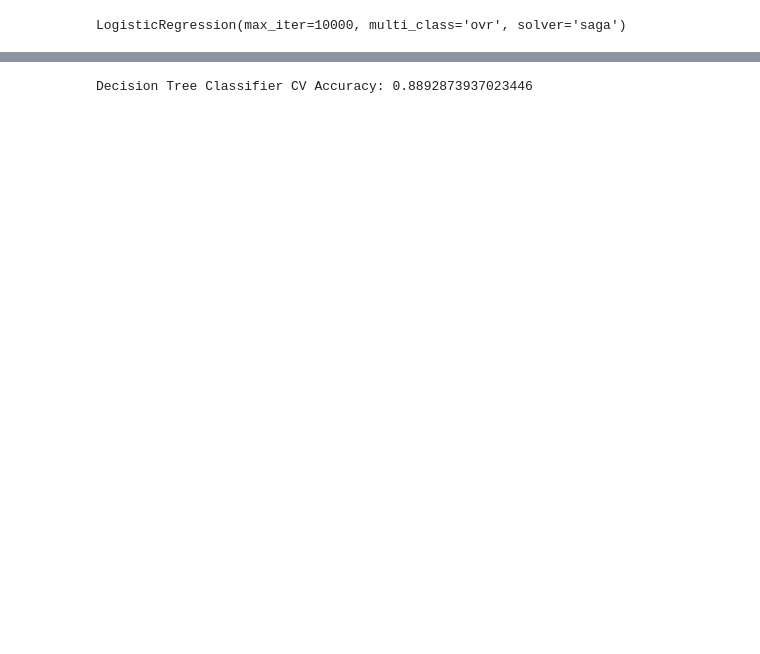
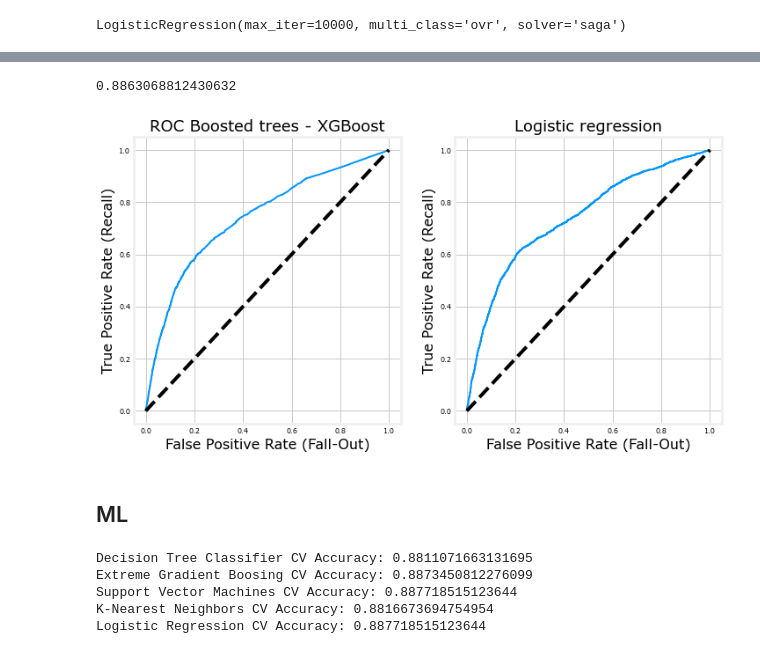
Before and after one commit to vburlay/UCI-Bank-Marketing, a Jupyter notebook: Jupyter Notebook.ipynb, the cells around one changed output, grey strips where cells are left out. Saved outputs shown, nothing was run; the diff lists cells and outputs as text; code cells hidden in the pictures; blank space fills up the shorter version.

```diff
--- a/Jupyter Notebook.ipynb
+++ b/Jupyter Notebook.ipynb
@@ -130,10 +130,10 @@ X_train, X_test, y_train, y_test = train_test_split(X_data, y_data,
 # PCA
 #Train data
 from sklearn.decomposition import PCA
-pca = PCA(n_components = 0.95)
+pca = PCA(n_components = 3)
 X_train_reduced = pca.fit_transform(X_train)
 # Test Data
-pca = PCA(n_components = 0.95)
+pca = PCA(n_components = 3)
 X_test_reduced = pca.fit_transform(X_test)
 X_train_reduced.shape,X_test_reduced.shape
 # %% [output]
@@ -236,5 +166,5 @@ probs = probs[:,1]
 # %%
-y_probas_log_reg = cross_val_predict(log_reg,X_train_reduced, y_train,cv=3, method="predict_proba" )
+y_probas_log_reg = cross_val_predict(log_reg,X_test_reduced, y_test,cv=3, method="predict_proba" )
 probs_lr = y_probas_log_reg[:,1]
 # %%
-fpr, tpr, thresholds = roc_curve(y_train, probs_lr)
+fpr_lr, tpr_lr, thresholds_lr = roc_curve(y_test, probs_lr)
@@ -341,0 +173,4 @@ def model(clf, X_train=X_train_reduced, X_test=X_test_reduced, y_train=y_train,
+# %%
+log_xgb = XGBClassifier(learning_rate = 0.01, n_estimators = 100,objective='binary:logistic',
+                     booster = 'gbtree', scale_pos_weight = 1)
+log_xgb.fit(X_train_reduced,y_train)
@@ -342,6 +189,22 @@ def model(clf, X_train=X_train_reduced, X_test=X_test_reduced, y_train=y_train,
+# %%
+y_pred = log_xgb.predict(X_test_reduced)
+log_xgb.score(X_test_reduced, y_test)# The accuracy for the test data set
+# %% [output]
+0.8863068812430632
+# %%
+y_probas_xgb = cross_val_predict(log_xgb,X_test_reduced, y_test,cv=3, method="predict_proba" )
+fpr_xgb, tpr_xgb, thresholds_xgb = roc_curve(y_test, y_probas_xgb[:,1])
+plot_roc_lr_xgb(fpr_xgb, tpr_xgb, fpr_lr, tpr_lr)
+# %% [output]
+[figure, added]
+# %% [markdown]
+## ML
 # %%
-for key in models.keys():
-    model(key, cv=True, print_stat=False)
+ml_models_acc(X_train_reduced,X_test_reduced,y_train,y_test)
 # %% [output]
-Decision Tree Classifier CV Accuracy: 0.8892873937023446
+Decision Tree Classifier CV Accuracy: 0.8811071663131695
+Extreme Gradient Boosing CV Accuracy: 0.8873450812276099
+Support Vector Machines CV Accuracy: 0.887718515123644
+K-Nearest Neighbors CV Accuracy: 0.8816673694754954
+Logistic Regression CV Accuracy: 0.887718515123644
 # %%
```
Also changed, not shown: parts of 25 cells of this notebook, 7 other files.
